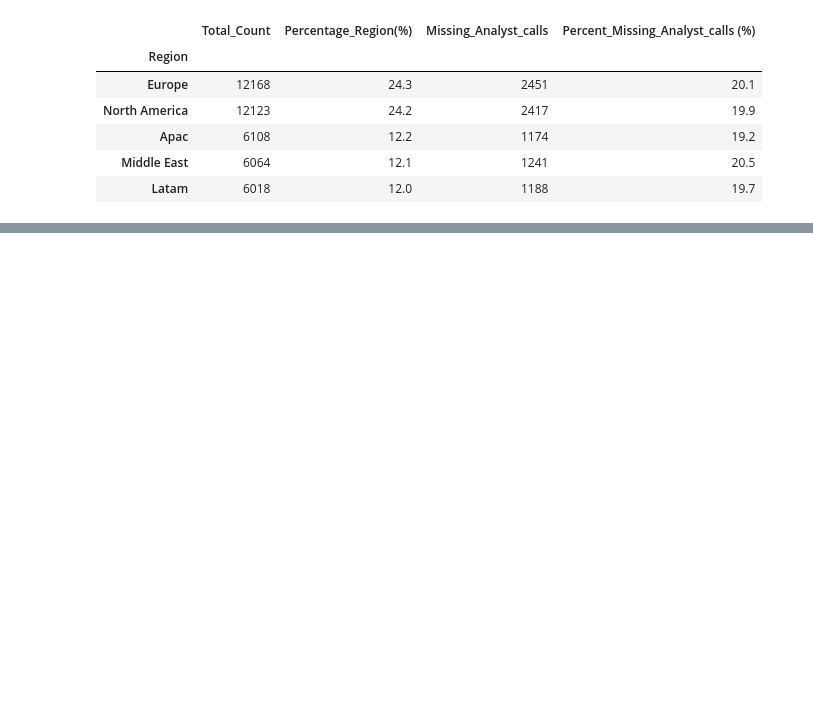
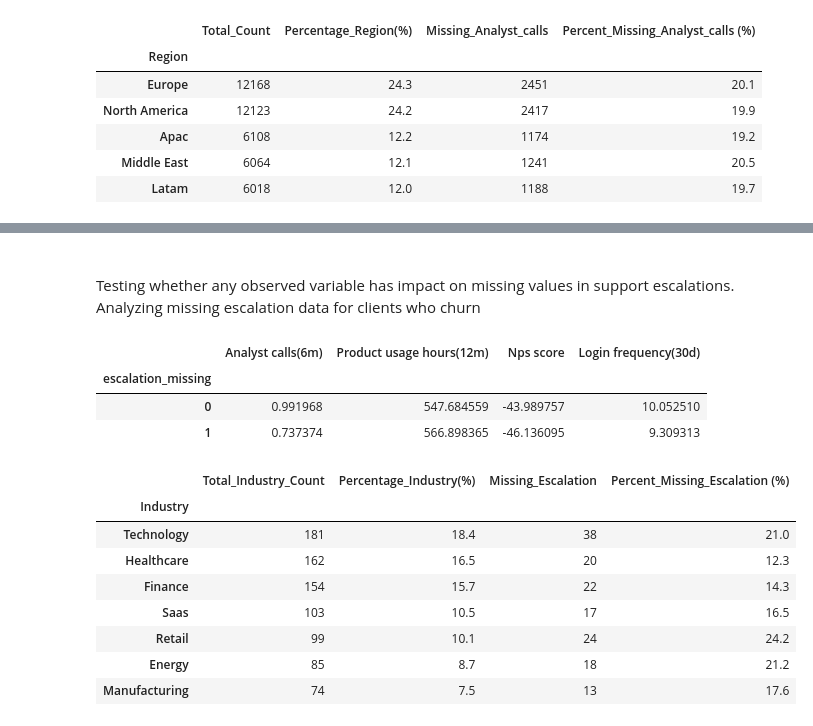
Before and after one commit to prathamgarg08/Churn-Prediction, a Jupyter notebook: notebooks/EDA.ipynb, the cells around one changed output, grey strips where cells are left out. Drawn from its saved outputs; the diff is of its cells as text; code cells hidden in the pictures; blank space fills up the shorter version.

```diff
--- a/notebooks/EDA.ipynb
+++ b/notebooks/EDA.ipynb
@@ -509,0 +584,55 @@ combined_embarked_df
+# %% [markdown]
+####
+Testing whether any observed variable has impact on missing values in support escalations.
+Analyzing missing escalation data for clients who churn
+# %%
+df_churn=df[df['Churn flag']==1]
+# %%
+df_churn['escalation_missing'] = df_churn['Support escalations(6m)'].isna().astype(int)
+# %%
+df_churn.groupby('escalation_missing')[['Analyst calls(6m)','Product usage hours(12m)','Nps score','Login frequency(30d)']].mean()
+# %% [output]
+|  | Analyst calls(6m) | Product usage hours(12m) | Nps score | Login frequency(30d) |
+| escalation_missing |  |  |  |  |
+| 0 | 0.991968 | 547.684559 | -43.989757 | 10.052510 |
+| 1 | 0.737374 | 566.898365 | -46.136095 | 9.309313 |
+# %%
+total_industry_counts = (
+               df_churn['Industry'].value_counts()
+                           .reset_index()
+                           .rename(columns={'count': 'Total_Industry_Count'})
+                           .set_index('Industry')
+                )
+
+total_region_counts = (
+               df_churn['Region'].value_counts()
+                           .reset_index()
+                           .rename(columns={'count': 'Total_Count'})
+                           .set_index('Region')
+                )
+# %%
+total_industry_counts['Percentage_Industry(%)'] = (
+    (total_industry_counts['Total_Industry_Count'] / len(df_churn) * 100).round(1)
+)
+# Count of missing Age values by Embarked location
+missing_industry_escalation = (
+    pd.DataFrame(df_churn.groupby('Industry')['escalation_missing'].sum())
+    .rename(columns={'escalation_missing': 'Missing_Escalation'})
+)
+# Combine the total counts and missing Age counts
+combined_industry_df = pd.concat([total_industry_counts, missing_industry_escalation ], axis=1)
+# # Calculate the percentage of missing Age values for each Embarked location
+combined_industry_df ['Percent_Missing_Escalation (%)'] = (
+    (combined_industry_df ['Missing_Escalation'] / combined_industry_df ['Total_Industry_Count'] * 100).round(1)
+)
+combined_industry_df
+# %% [output]
+|  | Total_Industry_Count | Percentage_Industry(%) | Missing_Escalation | Percent_Missing_Escalation (%) |
+| Industry |  |  |  |  |
+| Technology | 181 | 18.4 | 38 | 21.0 |
+| Healthcare | 162 | 16.5 | 20 | 12.3 |
+| Finance | 154 | 15.7 | 22 | 14.3 |
+| Saas | 103 | 10.5 | 17 | 16.5 |
+| Retail | 99 | 10.1 | 24 | 24.2 |
+| Energy | 85 | 8.7 | 18 | 21.2 |
+| Manufacturing | 74 | 7.5 | 13 | 17.6 |
```
Also changed, not shown: parts of 36 cells of this notebook.
